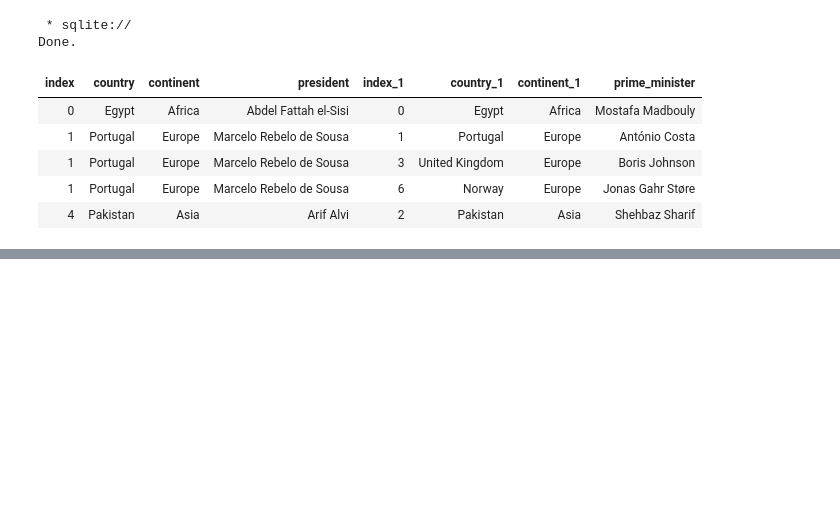
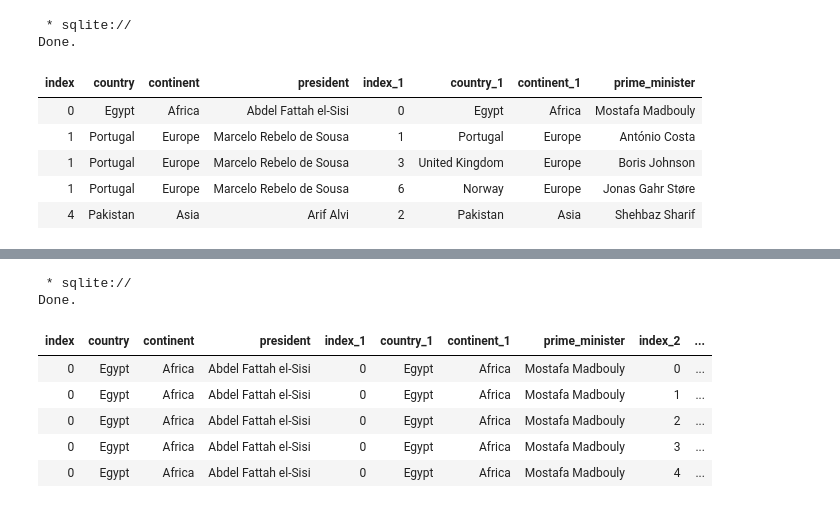
Before and after one commit to UznetDev/Data-science-home-work, a Jupyter notebook: 21_Avg_2024.ipynb, the cells around one changed output, grey strips where cells are left out. Saved outputs shown, nothing was run; the diff lists cells and outputs as text; code cells hidden in the pictures; blank space fills up the shorter version.

```diff
--- a/21_Avg_2024.ipynb
+++ b/21_Avg_2024.ipynb
@@ -219,0 +231,15 @@ LIMIT 5;]
+# %%
+%%sql SELECT *
+FROM presidents AS p
+CROSS JOIN prime_ministers AS pt
+CROSS JOIN prime_minister_terms AS p3
+LIMIT 5;
+# %% [output]
+ * sqlite://
+Done.
+| index | country | continent | president | index_1 | country_1 | continent_1 | prime_minister | index_2 | ... |
+| 0 | Egypt | Africa | Abdel Fattah el-Sisi | 0 | Egypt | Africa | Mostafa Madbouly | 0 | ... |
+| 0 | Egypt | Africa | Abdel Fattah el-Sisi | 0 | Egypt | Africa | Mostafa Madbouly | 1 | ... |
+| 0 | Egypt | Africa | Abdel Fattah el-Sisi | 0 | Egypt | Africa | Mostafa Madbouly | 2 | ... |
+| 0 | Egypt | Africa | Abdel Fattah el-Sisi | 0 | Egypt | Africa | Mostafa Madbouly | 3 | ... |
+| 0 | Egypt | Africa | Abdel Fattah el-Sisi | 0 | Egypt | Africa | Mostafa Madbouly | 4 | ... |
```
Also changed, not shown: parts of 2 cells of this notebook.
